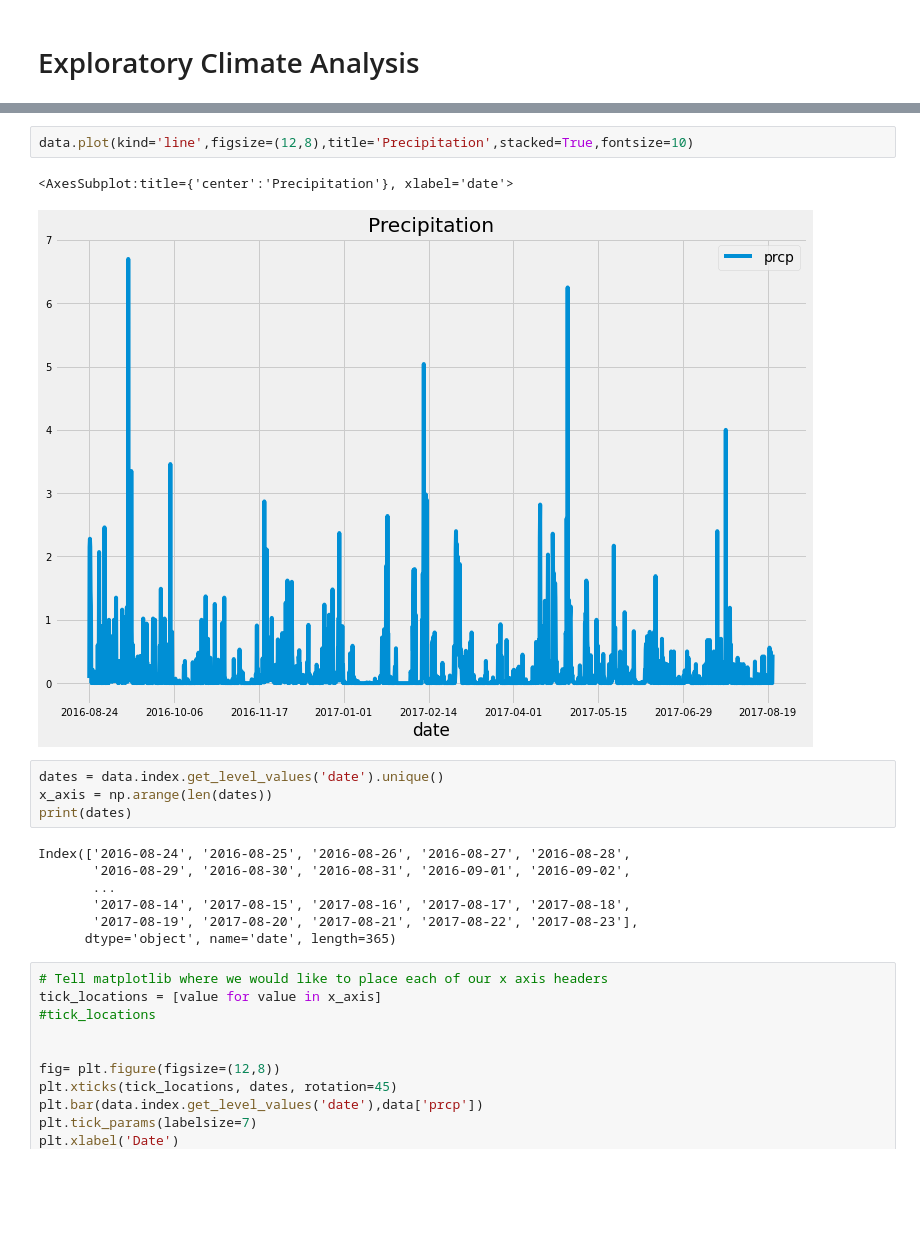
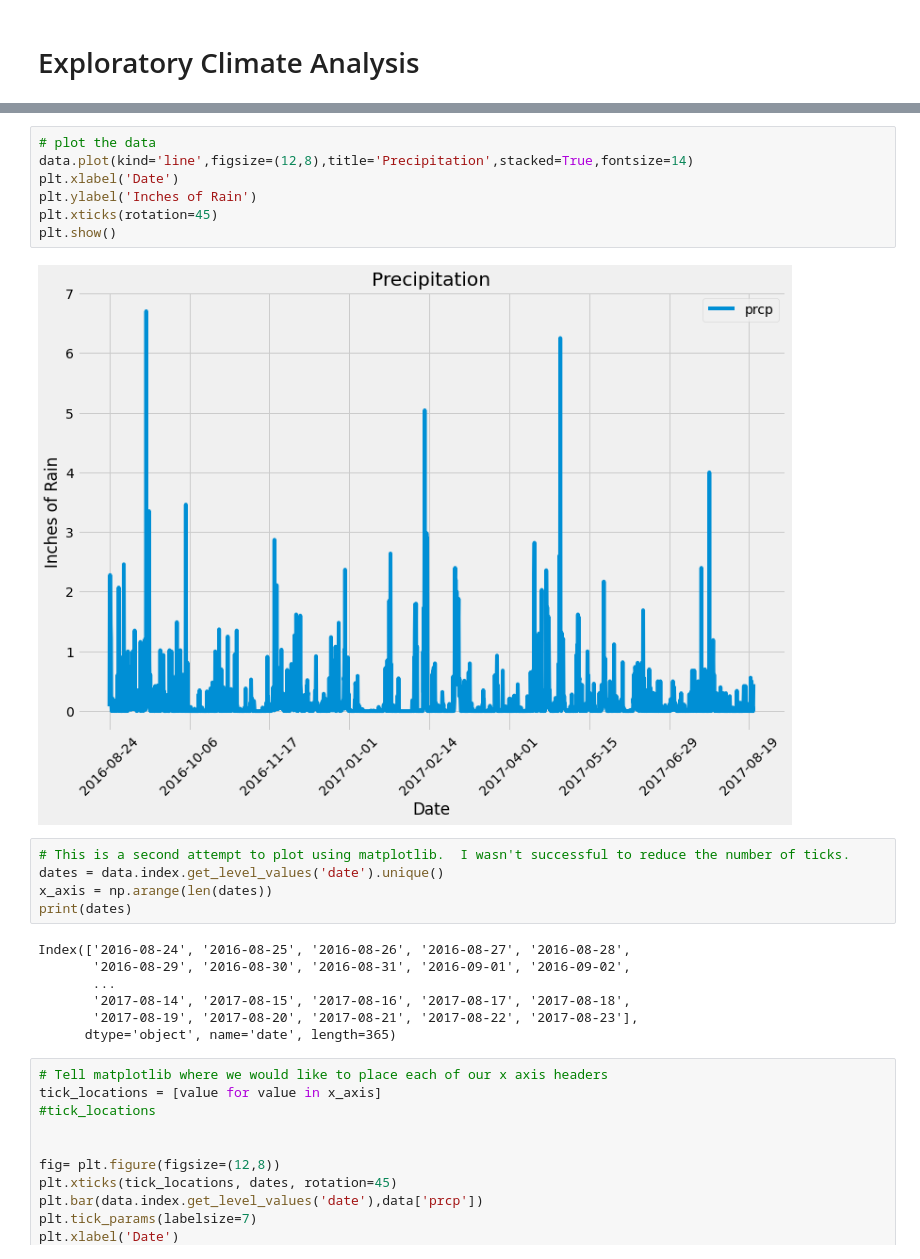
Before and after one commit to bpezzullo/SQLAlchemy-challenge, a Jupyter notebook: climate_starter.ipynb, the cells around one changed output, grey strips where cells are left out. Cells and saved outputs as stored; diff of their text form; blank space fills up the shorter version.

```diff
--- a/climate_starter.ipynb
+++ b/climate_starter.ipynb
@@ -112,9 +127,14 @@ data.head()
 # %%
-data.plot(kind='line',figsize=(12,8),title='Precipitation',stacked=True,fontsize=10)
+# plot the data
+data.plot(kind='line',figsize=(12,8),title='Precipitation',stacked=True,fontsize=14)
+plt.xlabel('Date')
+plt.ylabel('Inches of Rain')
+plt.xticks(rotation=45)
+plt.show()
 # %% [output]
-<AxesSubplot:title={'center':'Precipitation'}, xlabel='date'>
-[figure, old version]
+[figure, new version]
 # %%
+# This is a second attempt to plot using matplotlib.  I wasn't successful to reduce the number of ticks.
 dates = data.index.get_level_values('date').unique()
 x_axis = np.arange(len(dates))
 print(dates)
```
Also changed, not shown: parts of 18 cells of this notebook, 1 other file.
